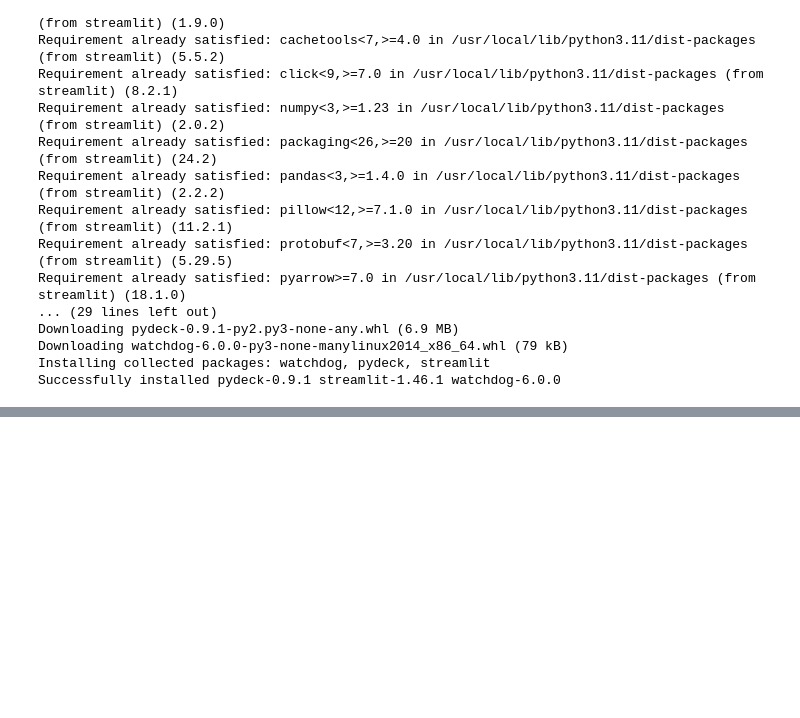
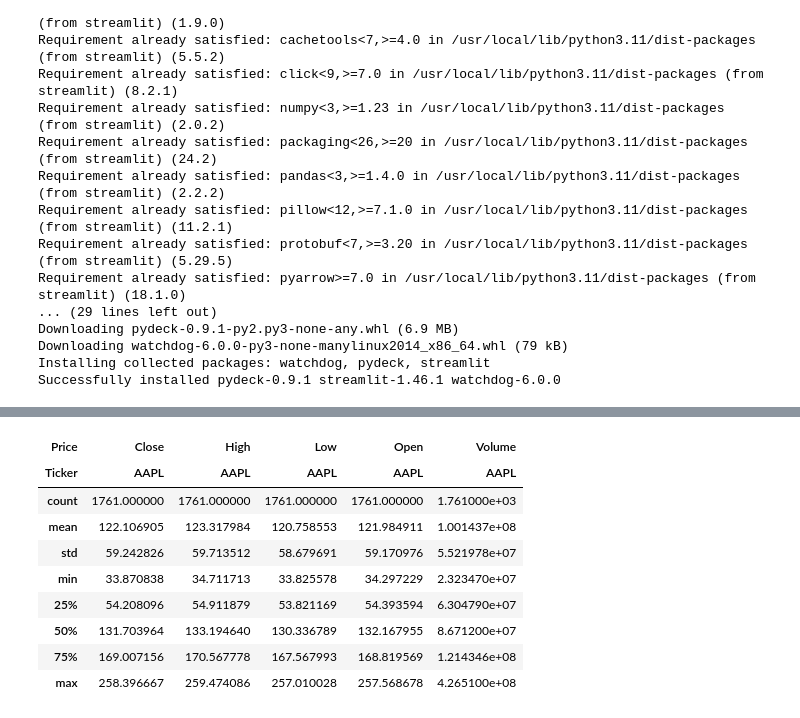
Before and after one commit to ezNobson/Financial-Data-Dashboard, a Jupyter notebook: Financial_data_dashboard.ipynb, the cells around one changed output, grey strips where cells are left out. Cells and saved outputs as stored; diff of their text form; code cells hidden in the pictures; blank space fills up the shorter version.

```diff
--- a/Financial_data_dashboard.ipynb
+++ b/Financial_data_dashboard.ipynb
@@ -26,3 +26,7 @@ import yfinance as yf
 import streamlit as st
 import plotly
 import plotly.graph_objects as go
+# %%
+ticker = 'AAPL' #Apple ticker
+data = yf.download(ticker, start='2018-01-01', end='2025-01-01',group_by='column')
+data.head()
@@ -28,0 +45,13 @@ import plotly.graph_objects as go
+# %%
+data.describe()
+# %% [output]
+| Price | Close | High | Low | Open | Volume |
+| Ticker | AAPL | AAPL | AAPL | AAPL | AAPL |
+| count | 1761.000000 | 1761.000000 | 1761.000000 | 1761.000000 | 1.761000e+03 |
+| mean | 122.106905 | 123.317984 | 120.758553 | 121.984911 | 1.001437e+08 |
+| std | 59.242826 | 59.713512 | 58.679691 | 59.170976 | 5.521978e+07 |
+| min | 33.870838 | 34.711713 | 33.825578 | 34.297229 | 2.323470e+07 |
+| 25% | 54.208096 | 54.911879 | 53.821169 | 54.393594 | 6.304790e+07 |
+| 50% | 131.703964 | 133.194640 | 130.336789 | 132.167955 | 8.671200e+07 |
+| 75% | 169.007156 | 170.567778 | 167.567993 | 168.819569 | 1.214346e+08 |
+| max | 258.396667 | 259.474086 | 257.010028 | 257.568678 | 4.265100e+08 |
```
Also changed, not shown: parts of 8 cells of this notebook.
